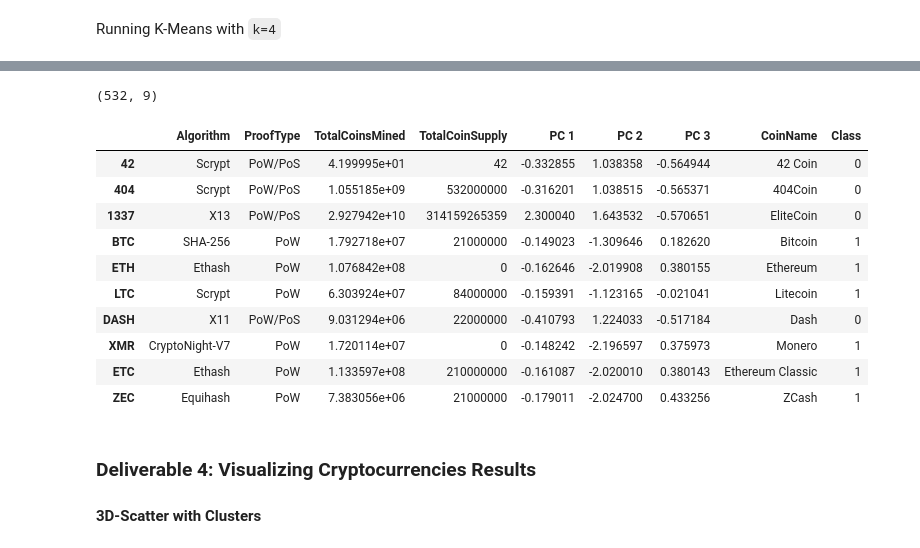
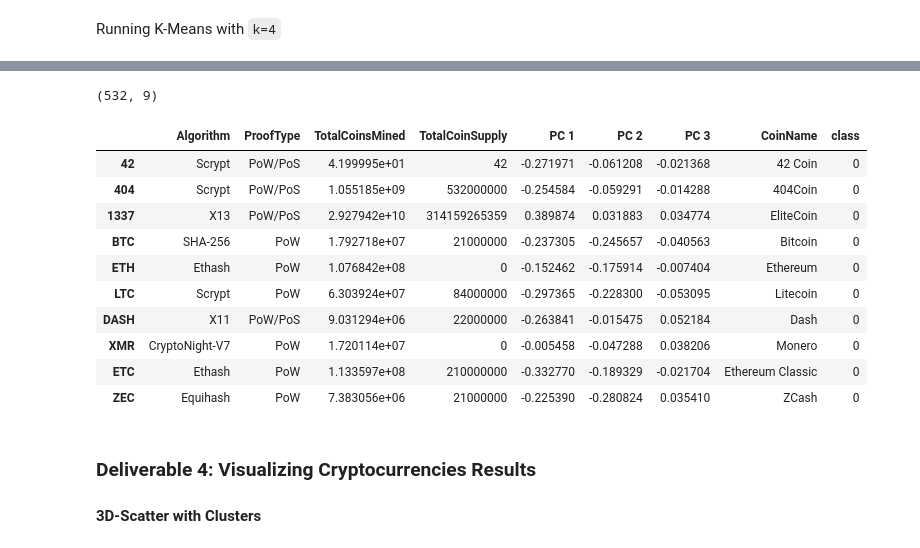
Before and after one commit to Victoria-Morales/Cryptocurrencies, a Jupyter notebook: crypto_clustering.ipynb, the cells around one changed output, grey strips where cells are left out. Saved outputs shown, nothing was run; the diff lists cells and outputs as text; code cells hidden in the pictures.

```diff
--- a/crypto_clustering.ipynb
+++ b/crypto_clustering.ipynb
@@ -231,0 +227,16 @@ pcs_df.head(10)
+# %%
+# Create an elbow curve to find the best value for K.
+inertia = []
+k = list(range(1, 11))
+
+for i in k:
+
+    km = KMeans(n_clusters=i, random_state=0)
+    km.fit(pcs_df)
+    inertia.append(km.inertia_)
+
+
+# Create elbow curve using hvPlot
+elbow_data = {"k": k, "inertia": inertia}
+df_elbow = pd.DataFrame(elbow_data)
+df_elbow.hvplot.line(x="k", y="inertia", xticks=k, title="Elbow Curve")
@@ -233,11 +246,13 @@ pcs_df.head(10)
 Running K-Means with `k=4`
 # %%
 # Initialize the K-Means model.
-# YOUR CODE HERE
+model = KMeans(n_clusters=4, random_state=5)
 
 # Fit the model
-# YOUR CODE HERE
+model.fit(pcs_df)
 
 # Predict clusters
-# YOUR CODE HERE
+predictions = model.predict(pcs_df)
+
+predictions
 # %% [output]
@@ -261,30 +276,30 @@ array([0, 0, 0, 1, 1, 1, 0, 1, 1, 1, 0, 1, 0, 0, 1, 0, 1, 1, 0, 0, 1, 1,
 # %%
 # Create a new DataFrame including predicted clusters and cryptocurrencies features.
 # Concatentate the crypto_df and pcs_df DataFrames on the same columns.
-# YOUR CODE HERE
+clustered_df = crypto_df.join(pcs_df, how = "inner")
 
 #  Add a new column, "CoinName" to the clustered_df DataFrame that holds the names of the cryptocurrencies.
-# YOUR CODE HERE
+clustered_df["CoinName"] = crypto_names_df
 
 #  Add a new column, "Class" to the clustered_df DataFrame that holds the predictions.
-# YOUR CODE HERE
+clustered_df["class"] = model.labels_
 
 # Print the shape of the clustered_df
 print(clustered_df.shape)
 clustered_df.head(10)
 # %% [output]
 (532, 9)
-|  | Algorithm | ProofType | TotalCoinsMined | TotalCoinSupply | PC 1 | PC 2 | PC 3 | CoinName | Class |
-| 42 | Scrypt | PoW/PoS | 4.199995e+01 | 42 | -0.332855 | 1.038358 | -0.564944 | 42 Coin | 0 |
-| 404 | Scrypt | PoW/PoS | 1.055185e+09 | 532000000 | -0.316201 | 1.038515 | -0.565371 | 404Coin | 0 |
-| 1337 | X13 | PoW/PoS | 2.927942e+10 | 314159265359 | 2.300040 | 1.643532 | -0.570651 | EliteCoin | 0 |
-| BTC | SHA-256 | PoW | 1.792718e+07 | 21000000 | -0.149023 | -1.309646 | 0.182620 | Bitcoin | 1 |
-| ETH | Ethash | PoW | 1.076842e+08 | 0 | -0.162646 | -2.019908 | 0.380155 | Ethereum | 1 |
-| LTC | Scrypt | PoW | 6.303924e+07 | 84000000 | -0.159391 | -1.123165 | -0.021041 | Litecoin | 1 |
-| DASH | X11 | PoW/PoS | 9.031294e+06 | 22000000 | -0.410793 | 1.224033 | -0.517184 | Dash | 0 |
-| XMR | CryptoNight-V7 | PoW | 1.720114e+07 | 0 | -0.148242 | -2.196597 | 0.375973 | Monero | 1 |
-| ETC | Ethash | PoW | 1.133597e+08 | 210000000 | -0.161087 | -2.020010 | 0.380143 | Ethereum Classic | 1 |
-| ZEC | Equihash | PoW | 7.383056e+06 | 21000000 | -0.179011 | -2.024700 | 0.433256 | ZCash | 1 |
+|  | Algorithm | ProofType | TotalCoinsMined | TotalCoinSupply | PC 1 | PC 2 | PC 3 | CoinName | class |
+| 42 | Scrypt | PoW/PoS | 4.199995e+01 | 42 | -0.271971 | -0.061208 | -0.021368 | 42 Coin | 0 |
+| 404 | Scrypt | PoW/PoS | 1.055185e+09 | 532000000 | -0.254584 | -0.059291 | -0.014288 | 404Coin | 0 |
+| 1337 | X13 | PoW/PoS | 2.927942e+10 | 314159265359 | 0.389874 | 0.031883 | 0.034774 | EliteCoin | 0 |
+| BTC | SHA-256 | PoW | 1.792718e+07 | 21000000 | -0.237305 | -0.245657 | -0.040563 | Bitcoin | 0 |
+| ETH | Ethash | PoW | 1.076842e+08 | 0 | -0.152462 | -0.175914 | -0.007404 | Ethereum | 0 |
+| LTC | Scrypt | PoW | 6.303924e+07 | 84000000 | -0.297365 | -0.228300 | -0.053095 | Litecoin | 0 |
+| DASH | X11 | PoW/PoS | 9.031294e+06 | 22000000 | -0.263841 | -0.015475 | 0.052184 | Dash | 0 |
+| XMR | CryptoNight-V7 | PoW | 1.720114e+07 | 0 | -0.005458 | -0.047288 | 0.038206 | Monero | 0 |
+| ETC | Ethash | PoW | 1.133597e+08 | 210000000 | -0.332770 | -0.189329 | -0.021704 | Ethereum Classic | 0 |
+| ZEC | Equihash | PoW | 7.383056e+06 | 21000000 | -0.225390 | -0.280824 | 0.035410 | ZCash | 0 |
 # %% [markdown]
 ### Deliverable 4: Visualizing Cryptocurrencies Results
 
```
Also changed, not shown: parts of 3 cells of this notebook.
